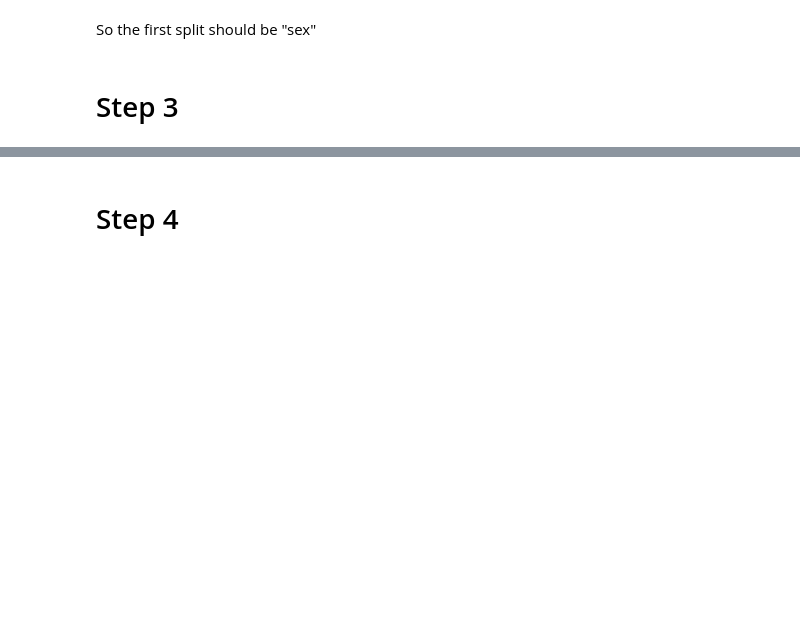
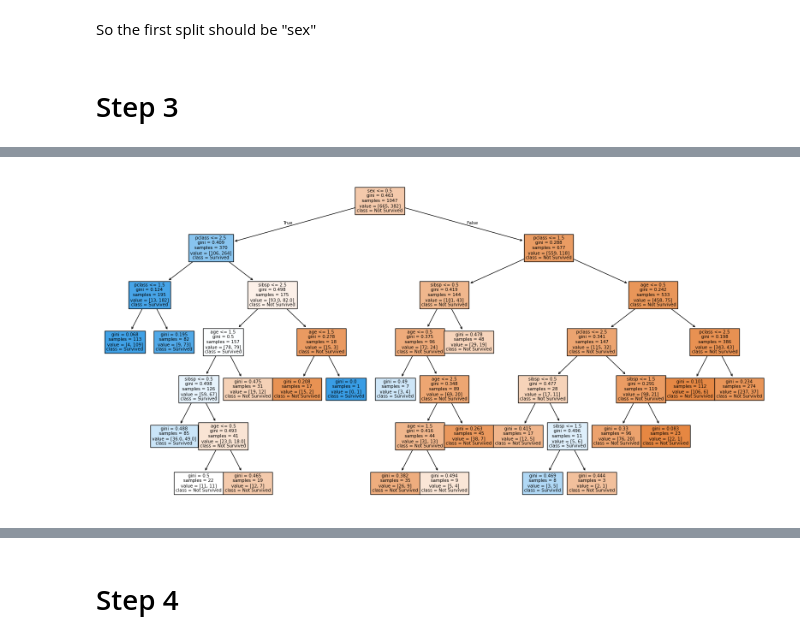
Before and after one commit to jcwilson11/JCW.CPE595, a Jupyter notebook: Homework/Homework3/HW3_Decision_Tree_Model.ipynb, the cells around one changed output, grey strips where cells are left out. Drawn from its saved outputs; the diff is of its cells as text; code cells hidden in the pictures; blank space fills up the shorter version.

```diff
--- a/Homework/Homework3/HW3_Decision_Tree_Model.ipynb
+++ b/Homework/Homework3/HW3_Decision_Tree_Model.ipynb
@@ -143,0 +124,30 @@ from sklearn.tree import DecisionTreeClassifier, plot_tree #sklearn.metrics is n
+# %%
+from sklearn.tree import DecisionTreeClassifier, plot_tree #sklearn.metrics is not imported !!!
+
+# Instantiate the DecisionTreeClassifier
+student_id = 20006584
+dt = DecisionTreeClassifier(max_leaf_nodes=20, random_state=student_id)
+
+# Prepare the features and target variables for training
+# set in step 1
+
+###
+# The following code was added due to an error with pclass. To resolve the error, the code was added to convert the pclass column to an int by taking the first character of the string.
+def convert_pclass(p):
+    if isinstance(p, str):
+        return int(p[0])
+    return p
+# Apply the conversion to the 'pclass' column in the training set.
+X_train['pclass'] = X_train['pclass'].apply(convert_pclass)
+X_test['pclass'] = X_test['pclass'].apply(convert_pclass)
+###
+
+# Fit the decision tree model
+dt.fit(X_train, y_train)
+
+# Plot the full decision tree
+plt.figure(figsize=(20,10))
+plot_tree(dt, filled=True, feature_names=X_train.columns, class_names=['Not Survived', 'Survived'])
+plt.show()
+# %% [output]
+[figure, added]
```
Also changed, not shown: parts of 11 cells of this notebook.
